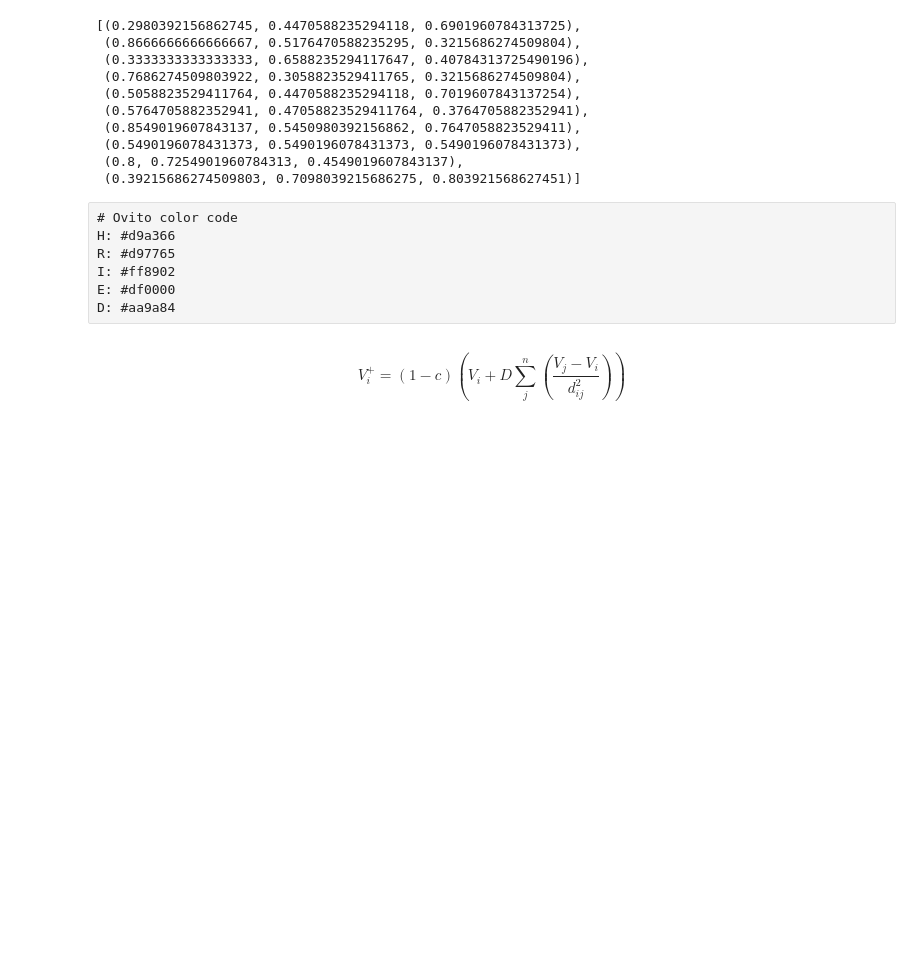
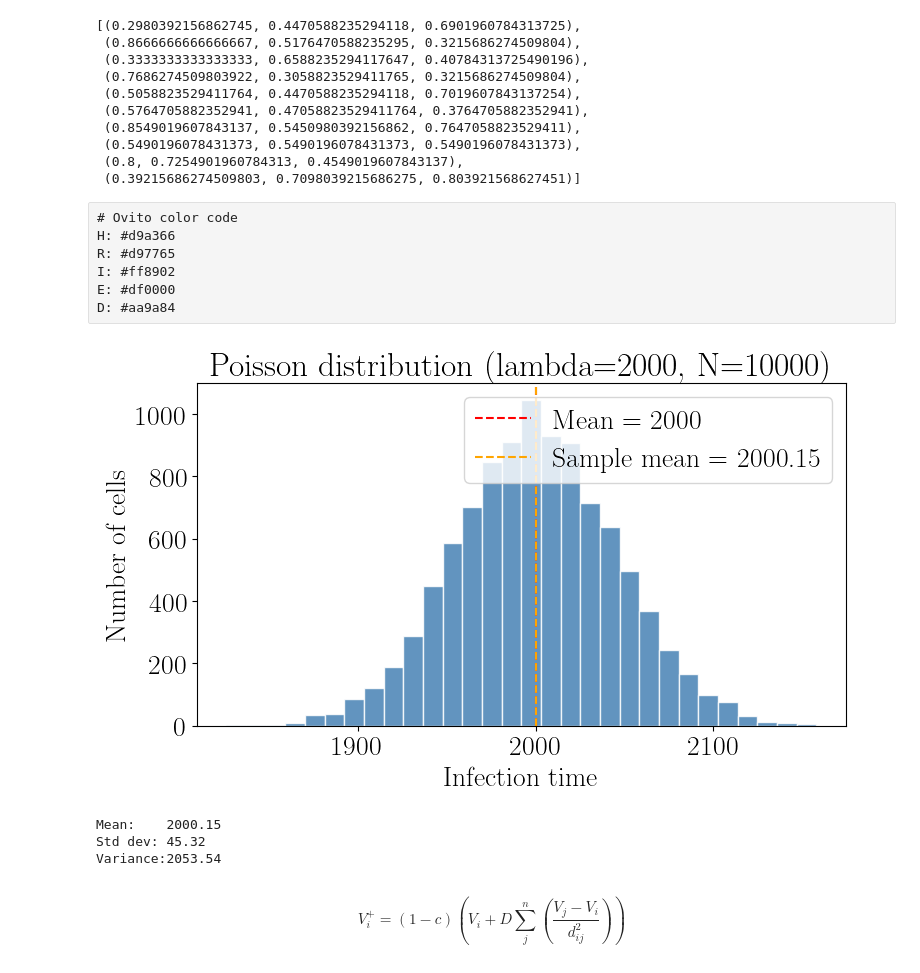
Before and after one commit to rblanco89/TissueFlu, a Jupyter notebook: utilities/tissuePlots.ipynb, the cells around one changed output. Drawn from its saved outputs; the diff is of its cells as text; code cells hidden in the pictures; blank space fills up the shorter version.

```diff
--- a/utilities/tissuePlots.ipynb
+++ b/utilities/tissuePlots.ipynb
@@ -31,6 +31,40 @@ R: #d97765
 I: #ff8902
 E: #df0000
 D: #aa9a84
+# %%
+# Parameters
+average_life = 2000  # min
+num_cells = 10000
+
+# Draw samples from Poisson distribution
+samples = np.random.poisson(lam=average_life, size=num_cells)
+
+# # Plot
+fig, ax = plt.subplots(figsize=(8, 5))
+
+ax.hist(samples, bins=30, color='steelblue', edgecolor='white', alpha=0.85)
+
+ax.axvline(average_life, color='red', linestyle='--', linewidth=1.5,
+           label=f'Mean = {average_life}')
+ax.axvline(np.mean(samples), color='orange', linestyle='--', linewidth=1.5,
+           label=f'Sample mean = {np.mean(samples):.2f}')
+
+ax.set_xlabel('Infection time')
+ax.set_ylabel('Number of cells')
+ax.set_title(f'Poisson distribution (lambda={average_life}, N={num_cells})')
+ax.legend()
+
+plt.tight_layout()
+plt.show()
+
+print(f"Mean:    {np.mean(samples):.2f}")
+print(f"Std dev: {np.std(samples):.2f}")
+print(f"Variance:{np.var(samples):.2f}") # Should be ~= lambda for Poisson
+# %% [output]
+[figure, added]
+Mean:    2000.15
+Std dev: 45.32
+Variance:2053.54
 # %% [markdown]
 $$V_i^+ = (1 - c) \left(V_i + D \sum_j^{n} \left(\frac{V_j - V_i}{d_{ij}^2}\right)\right)$$
 # %% [markdown]
```
Also changed, not shown: 5 other files.
